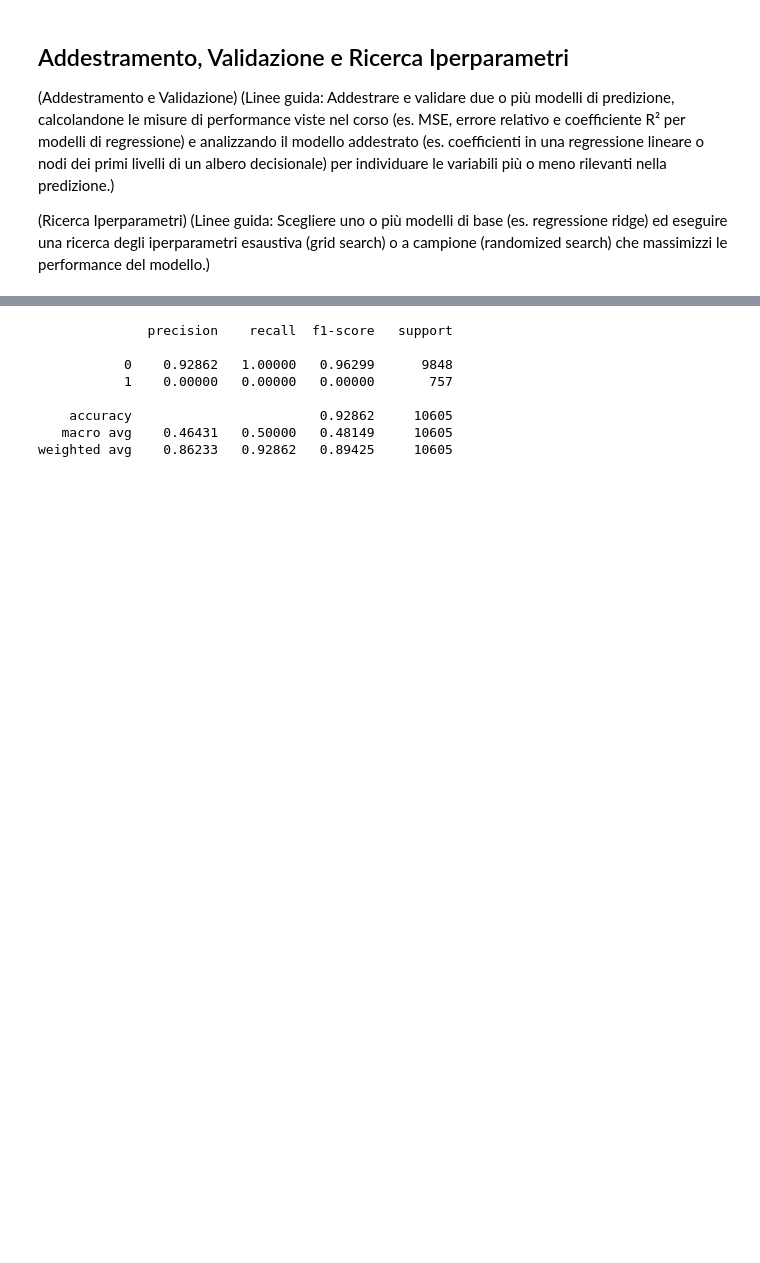
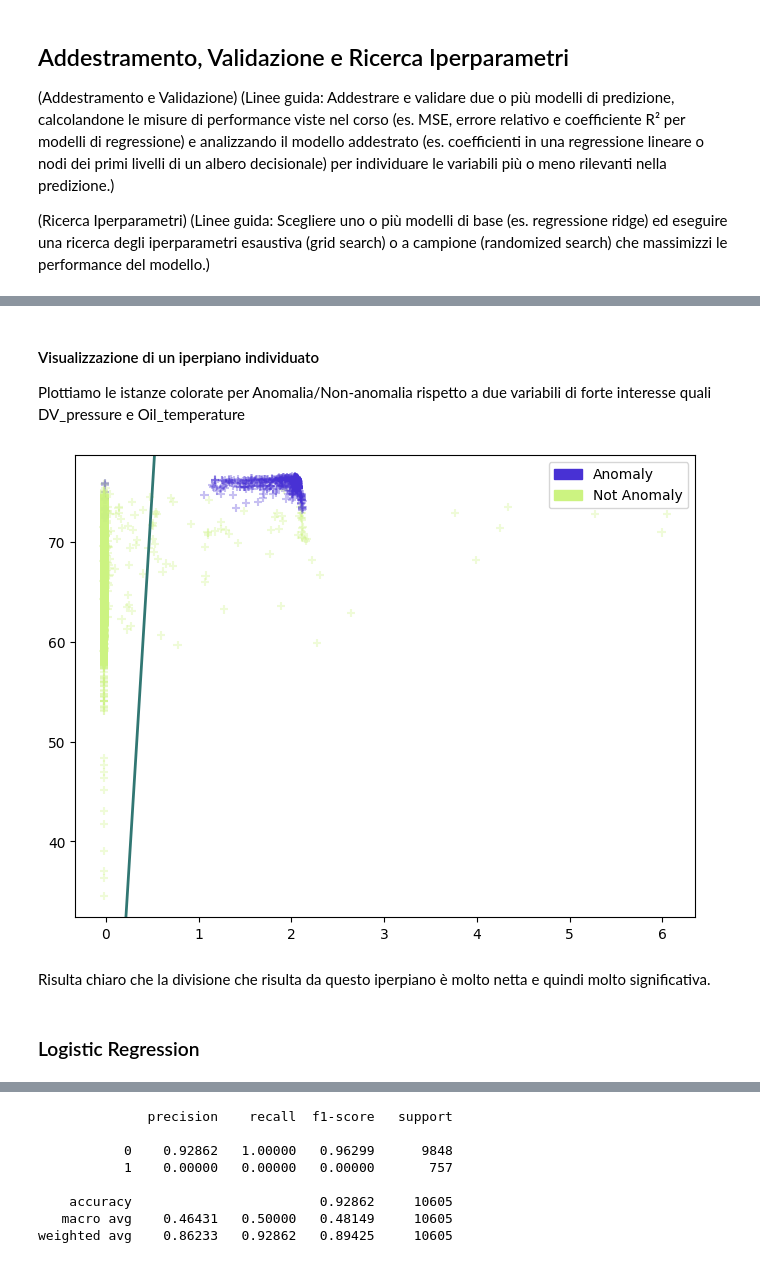
Before and after one commit to AlessandroSciarrillo/DIA-project, a Jupyter notebook: test_metro3.ipynb, the cells around one changed output, grey strips where cells are left out. Cells and saved outputs as stored; diff of their text form; code cells hidden in the pictures; blank space fills up the shorter version.

```diff
--- a/test_metro3.ipynb
+++ b/test_metro3.ipynb
@@ -489,8 +429,0 @@ Dai coefficienti attribuiti alle variabili del modello si nota che le variabili
-# %%
-%%time
-
-gs2, score = grid_search_Xvalidation(model, grid, skf, X2_train, X2_val, y2_train, y2_val)
-gs_describe(gs2, score)
-
-models["Perceptron"] = { "model": gs2.best_estimator_, "score": score }
-pd.Series(gs2.best_estimator_.named_steps["perceptron"].coef_[0], index=X2_train.columns)
@@ -549,3 +429,0 @@ plot_separator_on_data(X2_val.loc[:, ["DV_pressure_lag1","Oil_temperature_lag2"]
-# %%
-X_train, X_val, y_train, y_val = X2_train, X2_val, y2_train, y2_val
-# todo commentare e dire perchè
@@ -645,5 +429,0 @@ Wall time: 42.3 s
-# %%
-from sklearn.tree import DecisionTreeClassifier
-model = DecisionTreeClassifier(max_depth=1)
-model.fit(X_train, y_train);
-model.score(X_val,y_val)
@@ -689,0 +539,43 @@ Wall time: 4min 51s
+# %%
+models["Perceptron"] = { "model": gs1.best_estimator_, "score": score }
+
+X_train, X_val, y_train, y_val = X1_train, X1_val, y1_train, y1_val
+# %% [markdown]
+#### Visualizzazione di un iperpiano individuato
+Plottiamo le istanze colorate per Anomalia/Non-anomalia rispetto a due variabili di forte interesse quali DV_pressure e Oil_temperature
+# %%
+# TODO refactor/fix codice se mantenuto
+
+diagnosis_color_map = {0:'#CCF381', 1:'#4831D4'}
+
+def separator_2d(model, x1):
+    w = model.coef_[0]
+    b = model.intercept_[0]
+    return -x1 * w[0] / w[1] - b / w[1]
+
+def plot_separator_on_data(X, y, model=None):
+    X = np.array(X)
+    colors = pd.Series(y).map(diagnosis_color_map)
+    plt.figure(figsize=(8, 6))
+    plt.scatter(X[:, 0], X[:, 1], c=colors, alpha=0.3, marker="+", s=35)
+    if model is not None:
+        xlim, ylim = plt.xlim(), plt.ylim()
+        sep_x = np.linspace(*xlim, 2)
+        sep_y = separator_2d(model, sep_x)
+        plt.plot(sep_x, sep_y, c="#317773", linewidth=2)
+        plt.xlim(xlim); plt.ylim(ylim)
+
+        colors = { 'Anomaly':'#4831D4', 'Not Anomaly':'#CCF381' }
+        labels = list(colors.keys())
+        handles = [plt.Rectangle((0,0),1,1, color=colors[label]) for label in labels]
+        plt.legend(handles, labels)
+
+model = deepcopy( models["Perceptron"]["model"].named_steps["perceptron"] )
+model.fit(X1_train.loc[:, ["DV_pressure","Oil_temperature"]], y1_train)
+plot_separator_on_data(X1_val.loc[:, ["DV_pressure","Oil_temperature"]], y1_val, model)
+# %% [output]
+[figure, added]
+# %% [markdown]
+Risulta chiaro che la divisione che risulta da questo iperpiano è molto netta e quindi molto significativa.
+# %% [markdown]
+### Logistic Regression
```
Also changed, not shown: parts of 80 cells of this notebook.
